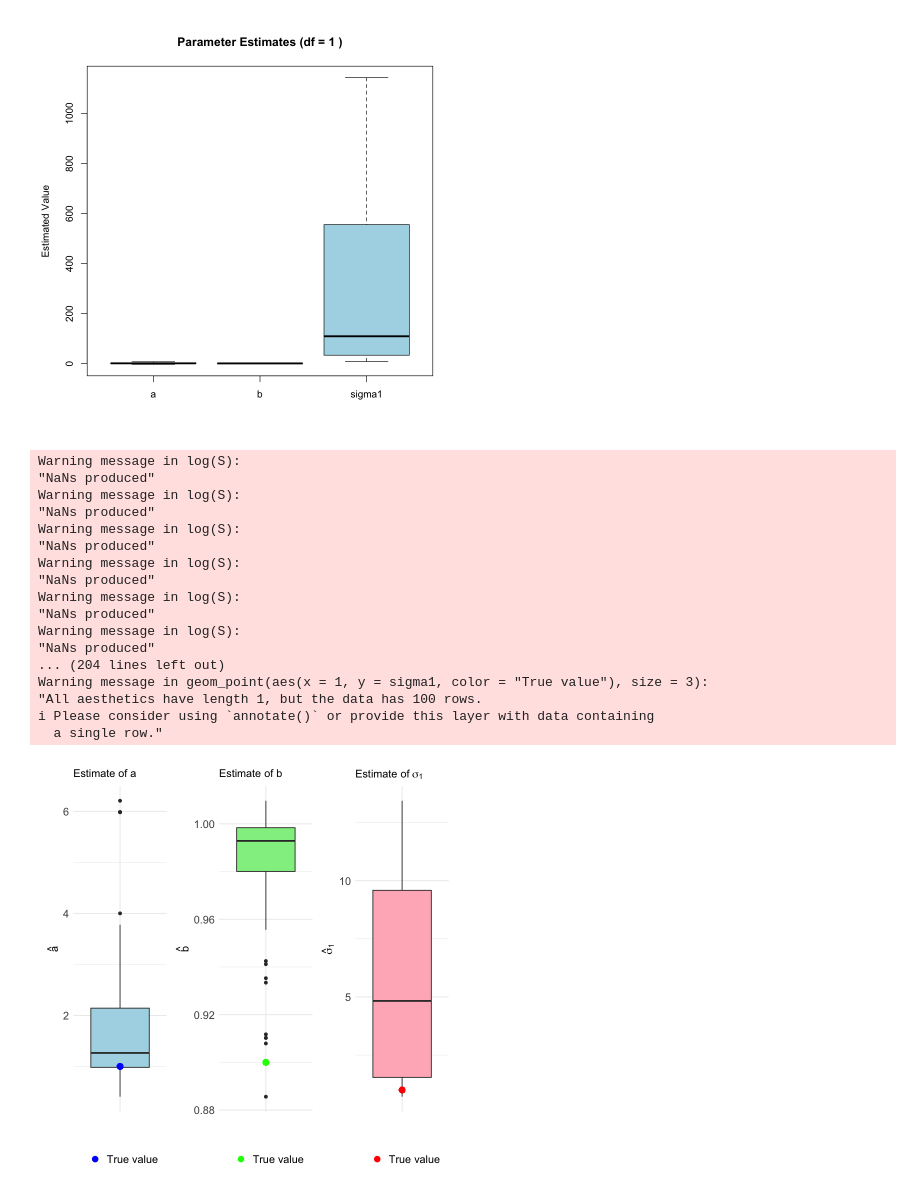
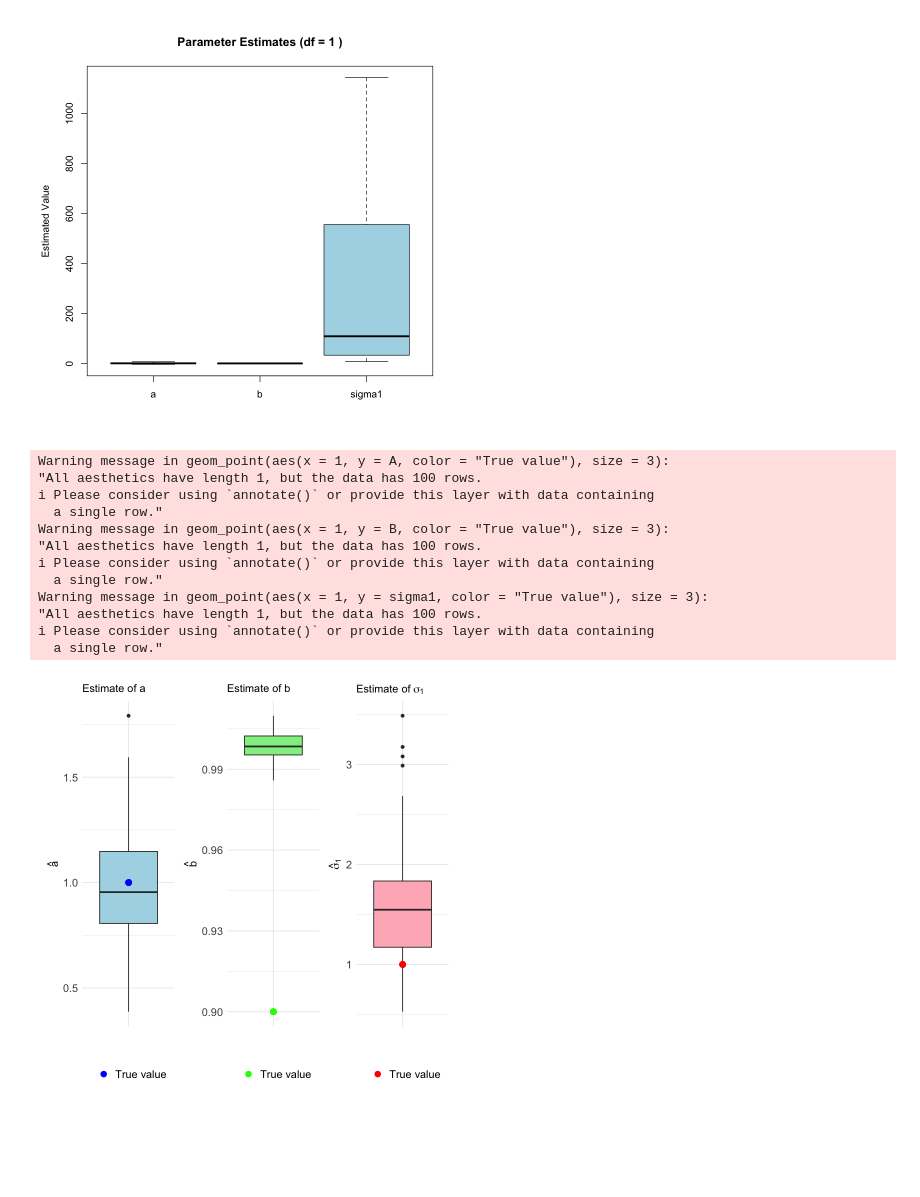
Before and after one commit to mathilderask/TimeSeriesAnalysis, a Jupyter notebook: Assignment4/opg1_nik.ipynb, the cells around one changed output. Drawn from its saved outputs; the diff is of its cells as text; code cells hidden in the pictures; blank space fills up the shorter version.

```diff
--- a/Assignment4/opg1_nik.ipynb
+++ b/Assignment4/opg1_nik.ipynb
@@ -123,7 +123,7 @@ for (j in 1:n){
 
 Estimatedparameters <- matrix(NA, nrow = n, ncol = 3)
 for (i in 1:n){
-  Estimatedparameters[i,] <- optim(fn=myLogLikFun, par = c(10,0.9,10), y=y[,i], R=1, x_prior = 0, P_prior=10)$par
+  Estimatedparameters[i,] <- optim(fn=myLogLikFun, par = c(0.5,0.5,1), y=y[,i], R=1, x_prior = 0, P_prior=10)$par
 }
 
 # Make a data frame for easier plotting
@@ -386,7 +381,7 @@ for (v in 1:4) {
   for (j in 1:m) {
     Estimatedparameters[j, ] <- optim(
       fn = myLogLikFun,
-      par = c(5, 5, 5),
+      par = c(0.5,0.5, 1),
       y = y[, j],
       R = 1,
       x_prior = 0,
@@ -430,45 +425,40 @@ b2 <- ggplot(est_df, aes(x = "", y = b)) +
     legend.position = "bottom"
 
   )
 
 b3 <- ggplot(est_df, aes(x = "", y = sigma)) +
   geom_boxplot(fill = "lightpink") +
   geom_point(aes(x = 1, y = sigma1, color = "True value"), size = 3) +
   scale_color_manual(name = "", values = c("True value" = "red")) +
   labs(title = expression("Estimate of" ~ sigma[1]), y = expression(hat(sigma)[1]), x = "") +
   theme_minimal() +
   theme(
     axis.text = element_text(size = 13),
     axis.title = element_text(size = 13),
     legend.text = element_text(size = 13),
     plot.title = element_text(size = 13),
     legend.position = "bottom"
 
   )
 
   # Combine for this df
   plots_list[[v]] <- b1 | b2 | b3
 }
 
 # Now combine all 4 plots vertically
 plots_list[[2]]
 # %% [output]
-Warning message in log(S):
-"NaNs produced"
-Warning message in log(S):
-"NaNs produced"
-Warning message in log(S):
-"NaNs produced"
-Warning message in log(S):
-"NaNs produced"
-Warning message in log(S):
-"NaNs produced"
-Warning message in log(S):
-"NaNs produced"
-... (204 lines left out)
+Warning message in geom_point(aes(x = 1, y = A, color = "True value"), size = 3):
+"All aesthetics have length 1, but the data has 100 rows.
+i Please consider using `annotate()` or provide this layer with data containing
+  a single row."
+Warning message in geom_point(aes(x = 1, y = B, color = "True value"), size = 3):
+"All aesthetics have length 1, but the data has 100 rows.
+i Please consider using `annotate()` or provide this layer with data containing
+  a single row."
 Warning message in geom_point(aes(x = 1, y = sigma1, color = "True value"), size = 3):
 "All aesthetics have length 1, but the data has 100 rows.
 i Please consider using `annotate()` or provide this layer with data containing
   a single row."
-[figure, old version]
+[figure, new version]
 # %%
```
Also changed, not shown: parts of 2 cells of this notebook, 5 other files.
